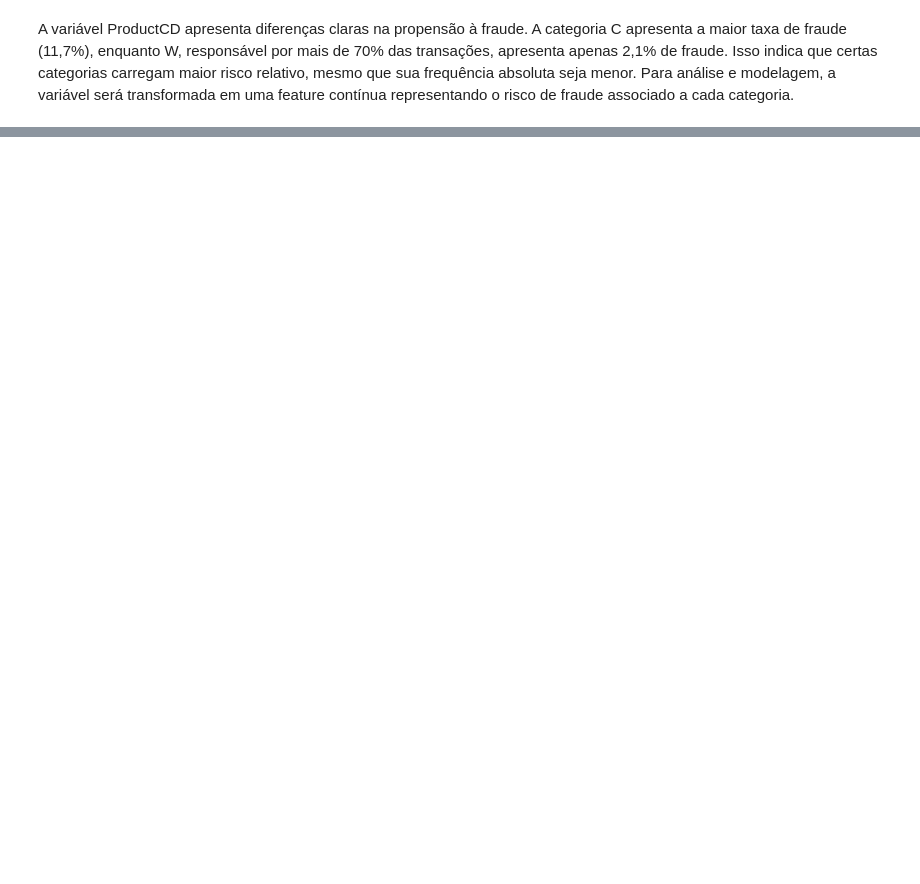
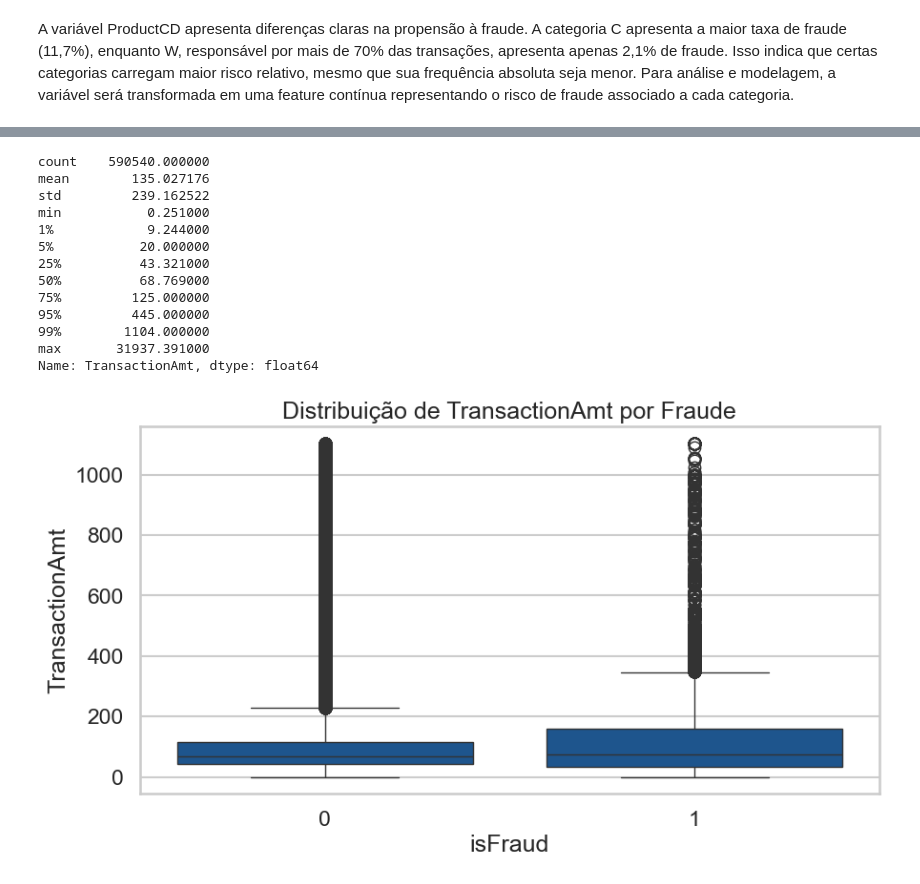
Before and after one commit to MatSchualtz/Anomaly_Detection_4BankFraud, a Jupyter notebook: notebooks/02_preprocessing.ipynb, the cells around one changed output, grey strips where cells are left out. Drawn from its saved outputs; the diff is of its cells as text; code cells hidden in the pictures; blank space fills up the shorter version.

```diff
--- a/notebooks/02_preprocessing.ipynb
+++ b/notebooks/02_preprocessing.ipynb
@@ -208,0 +583,7 @@ pd.crosstab(df_cat_analysis['card6'],df_cat_analysis['isFraud'], normalize='inde
+# %%
+df_final.drop(columns=['V4', 'V12', 'V19', 'V23', 'V37', 'V44', 'V46', 'V53', 'V56', 'V61',
+       'V66', 'V77', 'V86', 'V148', 'V167', 'V170', 'V188', 'V194', 'V221',
+       'V242', 'V247', 'V250', 'id_02', 'id_05', 'id_06', 'id_13', 'id_14',
+       'id_15', 'id_18', 'id_19', 'id_20', 'id_28', 'id_29', 'id_30', 'id_31',
+       'id_33', 'id_34', 'id_35', 'id_36', 'id_37', 'id_38', 'DeviceType',
+       'DeviceInfo'], inplace=True)
@@ -208,0 +666,3 @@ pd.crosstab(df_cat_analysis['card6'],df_cat_analysis['isFraud'], normalize='inde
+# %%
+df_final['hour_sin'] = np.sin(2 * np.pi * df_final['hour_fractional'] / 24)
+df_final['hour_cos'] = np.cos(2 * np.pi * df_final['hour_fractional'] / 24)
@@ -208,0 +674,27 @@ pd.crosstab(df_cat_analysis['card6'],df_cat_analysis['isFraud'], normalize='inde
+# %%
+sns.set(style="whitegrid", context="talk", palette="Blues_r")
+
+tx_stats = df_final['TransactionAmt'].describe(percentiles=[0.01,0.05,0.25,0.5,0.75,0.95,0.99])
+print(tx_stats)
+
+# Boxplot
+max_val = df_final['TransactionAmt'].quantile(0.99)
+plt.figure(figsize=(10,5))
+sns.boxplot(x='isFraud', y='TransactionAmt', data=df_final[df_final['TransactionAmt'] <= max_val])
+plt.title('Distribuição de TransactionAmt por Fraude')
+plt.show()
+# %% [output]
+count    590540.000000
+mean        135.027176
+std         239.162522
+min           0.251000
+1%            9.244000
+5%           20.000000
+25%          43.321000
+50%          68.769000
+75%         125.000000
+95%         445.000000
+99%        1104.000000
+max       31937.391000
+Name: TransactionAmt, dtype: float64
+[figure, added]
```
Also changed, not shown: parts of 65 cells of this notebook, 3 other files.
